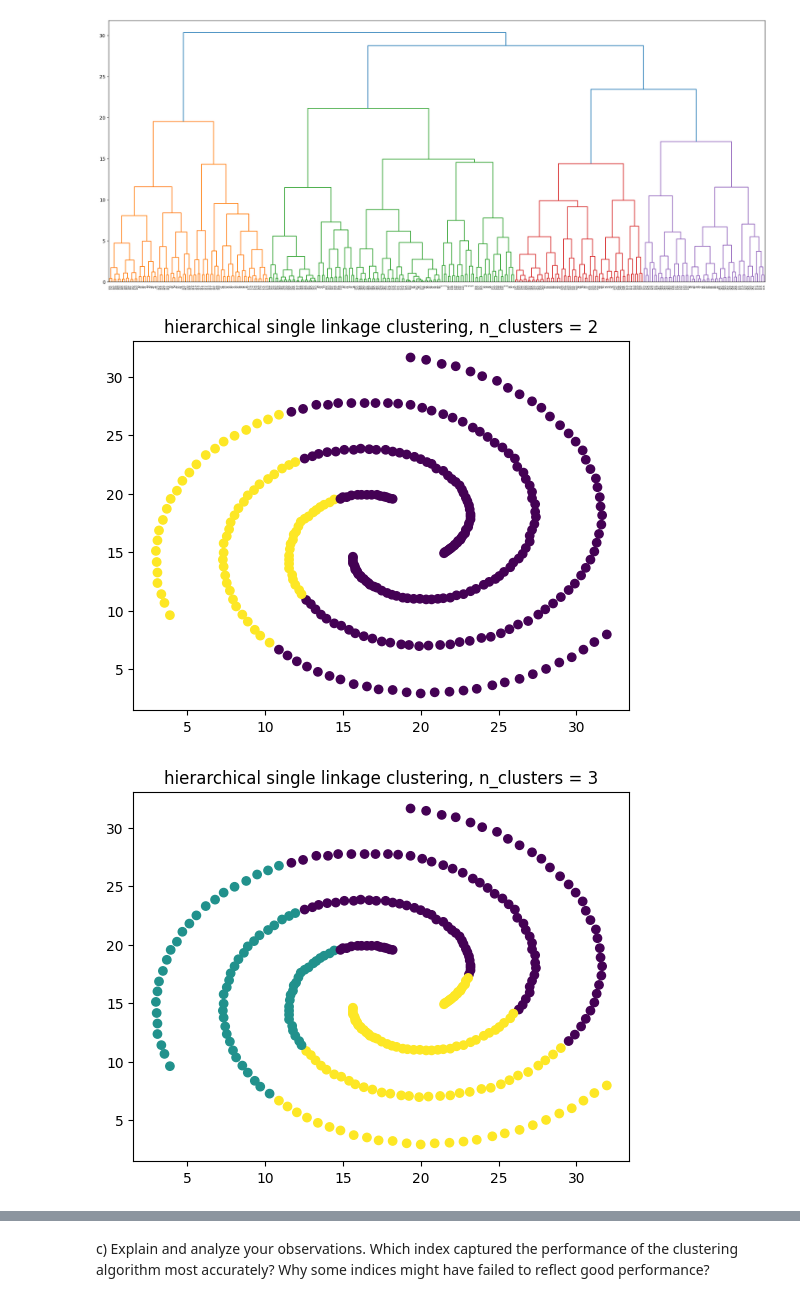
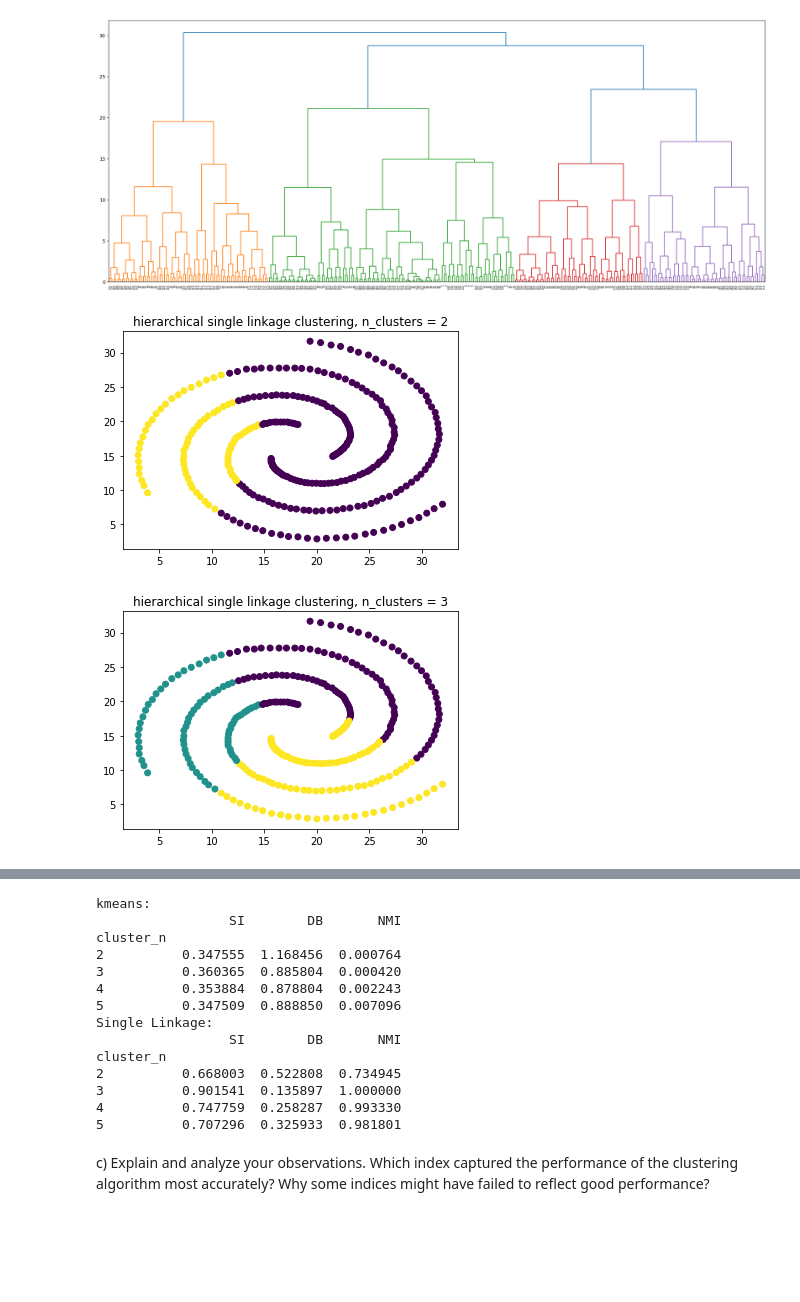
Before and after one commit to banditar/DataMining-2022-aalto, a Jupyter notebook: Assignment 2/Homework2.ipynb, the cells around one changed output, grey strips where cells are left out. Saved outputs shown, nothing was run; the diff lists cells and outputs as text; code cells hidden in the pictures; blank space fills up the shorter version.

```diff
--- a/Assignment 2/Homework2.ipynb
+++ b/Assignment 2/Homework2.ipynb
@@ -112,7 +86,3 @@ for i in range(2,6):
 [figure]
 [figure]
 [figure]
-# %%
-"""#kmeans
-balls_noClass = balls.drop(labels="class", axis=1)
-balls_metrics = compute_metrics(balls)"""
@@ -214,10 +179,19 @@ spirals.head()
 # %%
 spirals_noClass = spirals.drop(labels="class", axis=1)
 # %%
+
+spiral_k_dict = {
+        "cluster_n": [],
+        "SI": [],
+        "DB": [],
+        "NMI": []
+    }
 for i in range(2,6):
     kmeans = KMeans(n_clusters=i)
     kmeans.fit(spirals_noClass)
 
+    spiral_k_dict = compute_metrics_gen(spirals,spirals_noClass,i, kmeans.labels_, spiral_k_dict)
+
     plt.scatter(spirals_noClass['X'], spirals_noClass['Y'], c=kmeans.labels_)
     plt.title('K-means, K value = %d' %i)
     plt.show()
@@ -236,13 +223,21 @@ plt.show()
 # %% [output]
 [figure]
 # %%
+spiral_h_dict = {
+        "cluster_n": [],
+        "SI": [],
+        "DB": [],
+        "NMI": []
+    }
+
 for i in range(2,6):
     agClus = AgglomerativeClustering(n_clusters=i, linkage="complete",affinity='euclidean' )
     agClus.fit(spirals_noClass)
 
+    spiral_h_dict = compute_metrics_gen(spirals,spirals_noClass,i, agClus.labels_, spiral_h_dict)
     plt.scatter(spirals_noClass['X'], spirals_noClass['Y'], c=agClus.labels_)
     plt.title('hierarchical single linkage clustering, n_clusters = %d' %i)
     plt.show()
 # %% [output]
-[figure, old version]
+[figure, new version]
-[figure, old version]
+[figure, new version]
@@ -251,3 +246,29 @@ for i in range(2,6):
+# %%
+#kmeans
+spirals_k_metrics = pd.DataFrame.from_dict(spiral_k_dict)
+print('kmeans:')
+print(spirals_k_metrics.set_index("cluster_n"))
+
+# Hierachical
+
+print('Single Linkage:')
+spirals_h_metrics = pd.DataFrame.from_dict(spiral_h_dict)
+print(balls_h_metrics.set_index("cluster_n"))
+# %% [output]
+kmeans:
+                 SI        DB       NMI
+cluster_n
+2          0.347555  1.168456  0.000764
+3          0.360365  0.885804  0.000420
+4          0.353884  0.878804  0.002243
+5          0.347509  0.888850  0.007096
+Single Linkage:
+                 SI        DB       NMI
+cluster_n
+2          0.668003  0.522808  0.734945
+3          0.901541  0.135897  1.000000
+4          0.747759  0.258287  0.993330
+5          0.707296  0.325933  0.981801
 # %% [markdown]
 c) Explain and analyze your observations. Which index captured the performance of the
 clustering algorithm most accurately? Why some indices might have failed to reflect
```
Also changed, not shown: parts of 5 cells of this notebook.
